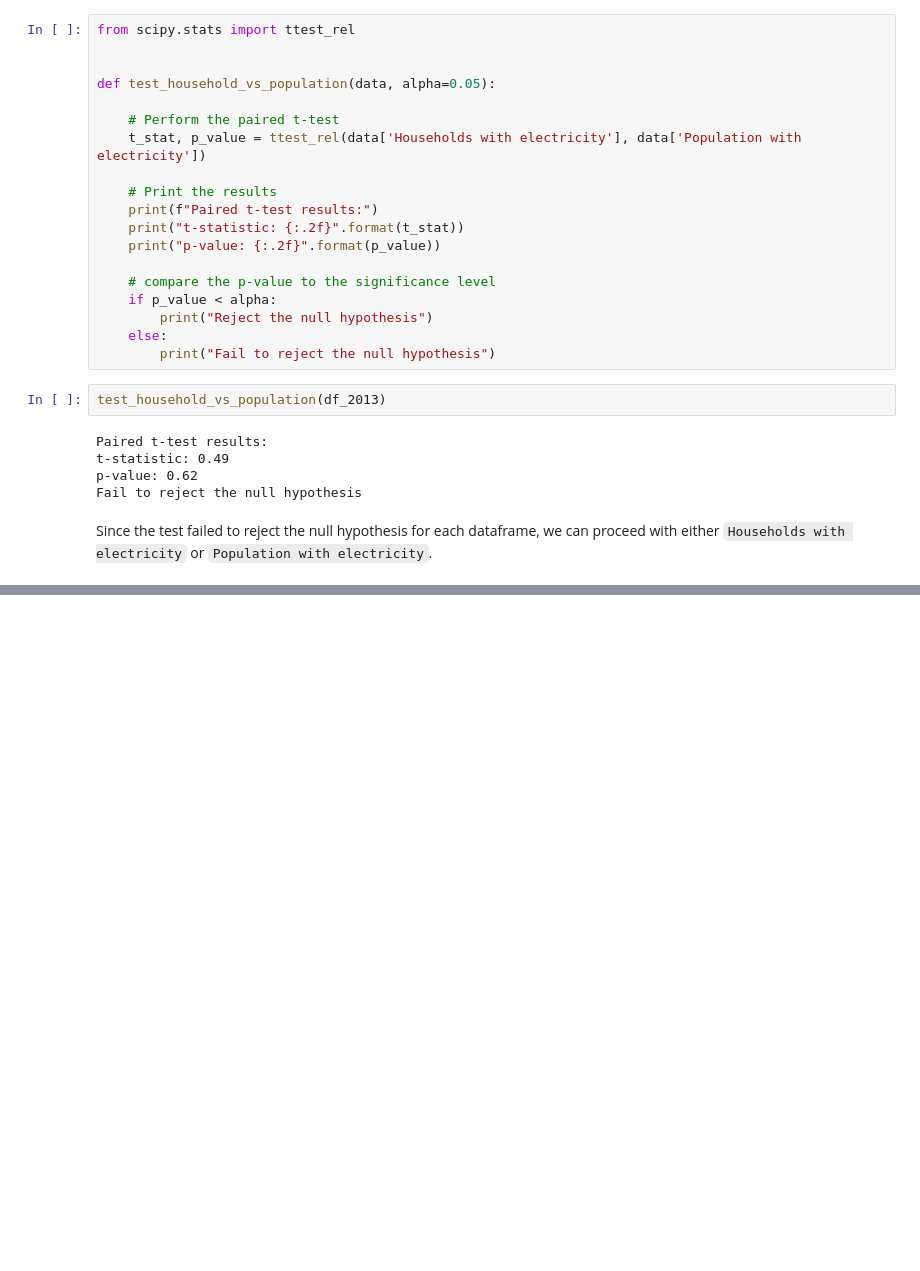
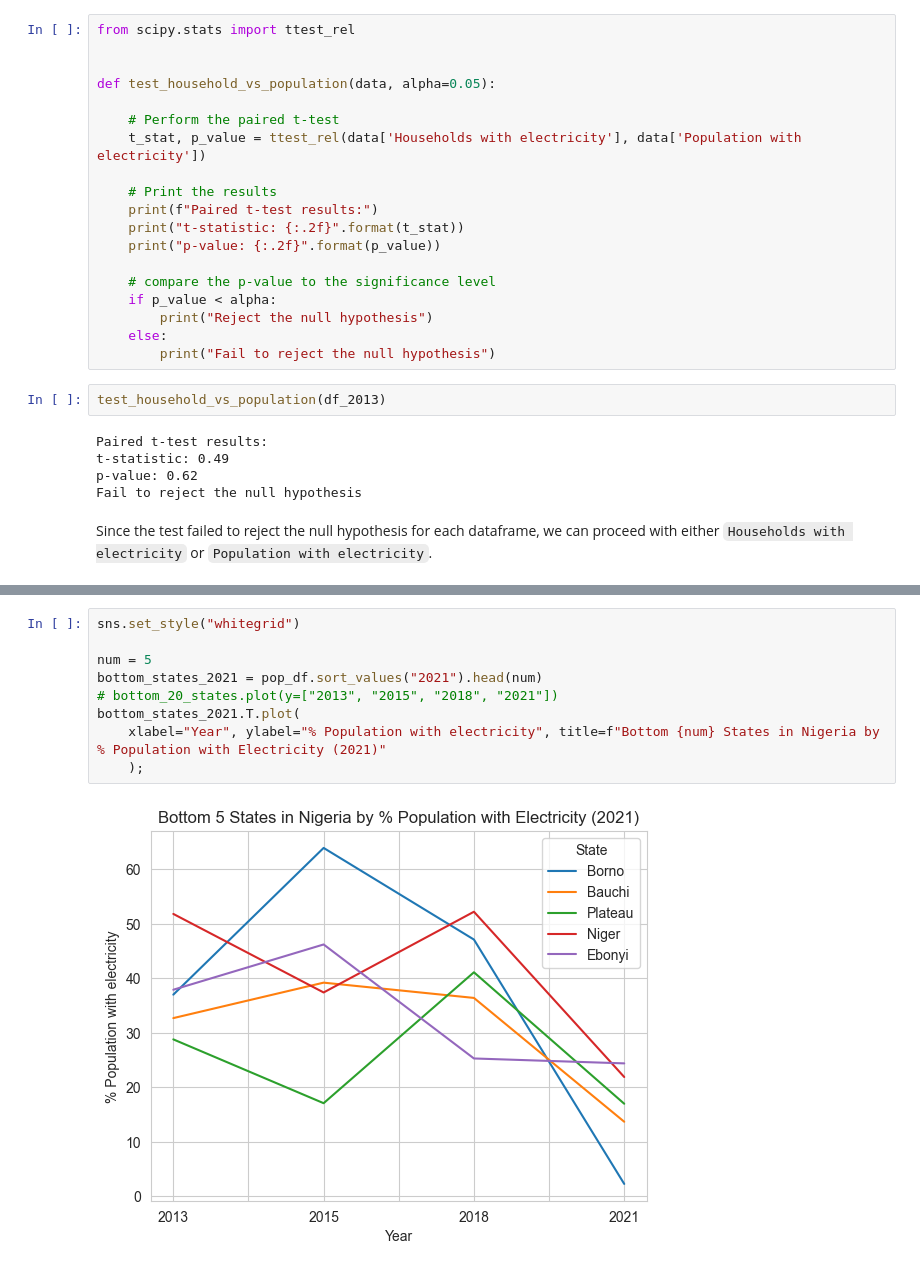
Before and after one commit to ShiroDima/TID-TIC045, a Jupyter notebook: electricity.ipynb, the cells around one changed output, grey strips where cells are left out. Cells and saved outputs as stored; diff of their text form; blank space fills up the shorter version.

```diff
--- a/electricity.ipynb
+++ b/electricity.ipynb
@@ -103,0 +113,11 @@ df_2021.sort_values(key)[key].head(20).plot(kind="barh");
+# %%
+sns.set_style("whitegrid")
+
+num = 5
+bottom_states_2021 = pop_df.sort_values("2021").head(num)
+# bottom_20_states.plot(y=["2013", "2015", "2018", "2021"])
+bottom_states_2021.T.plot(
+    xlabel="Year", ylabel="% Population with electricity", title=f"Bottom {num} States in Nigeria by % Population with Electricity (2021)"
+    );
+# %% [output]
+[figure, added]
```
Also changed, not shown: parts of 5 cells of this notebook.
